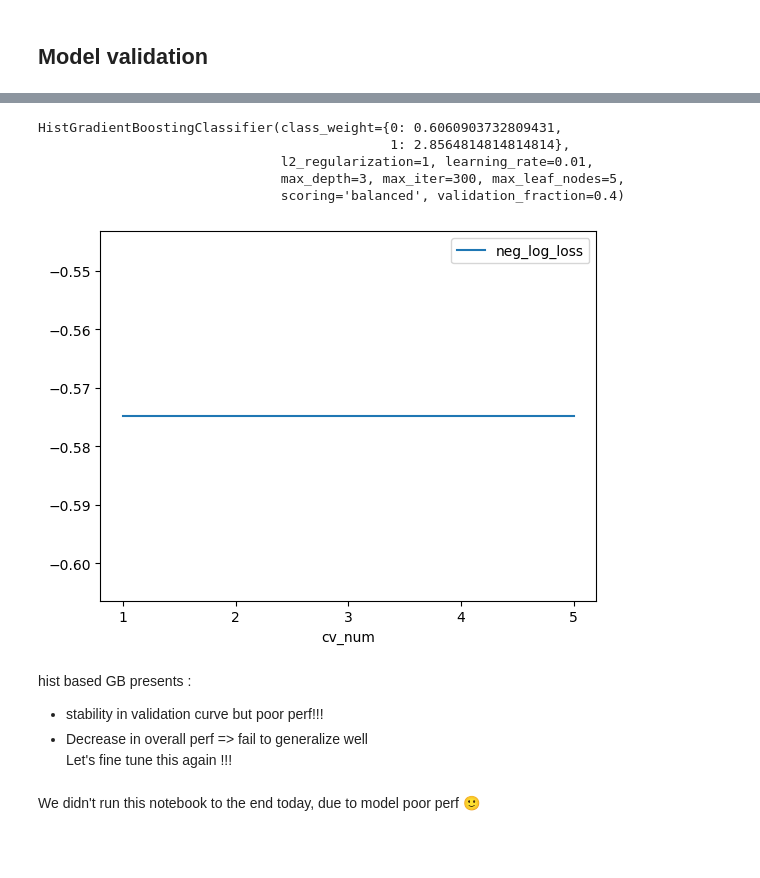
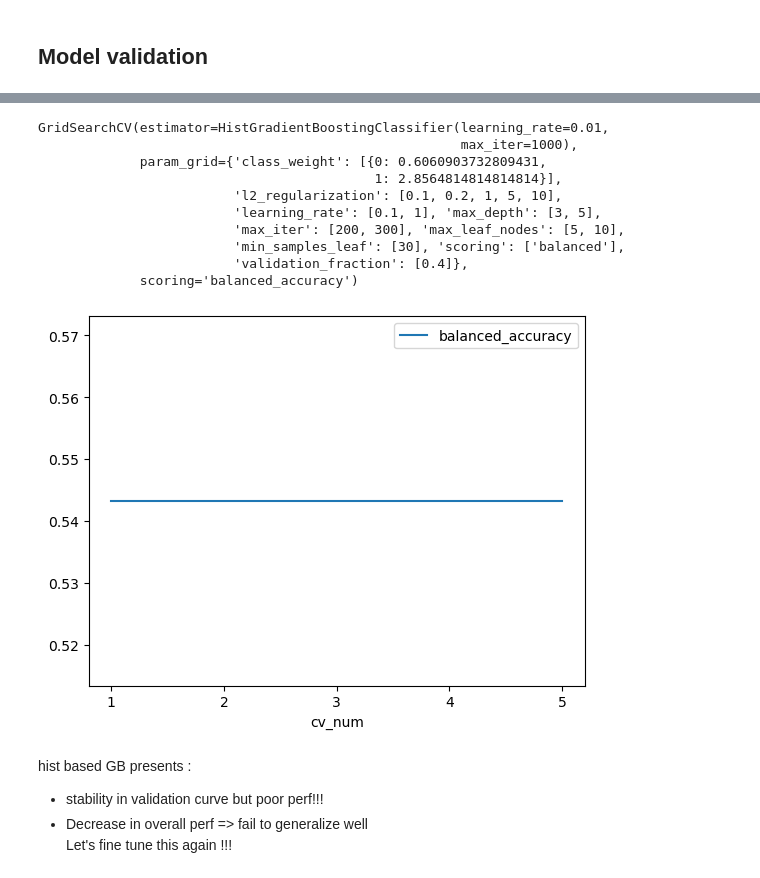
Before and after one commit to phenixMaster/ICR, a Jupyter notebook: icr-analysis-python.ipynb, the cells around one changed output, grey strips where cells are left out. Cells and saved outputs as stored; diff of their text form; code cells hidden in the pictures; blank space fills up the shorter version.

Commit message:
Kaggle Notebook | ICR_analysis_python | Version 49

```diff
--- a/icr-analysis-python.ipynb
+++ b/icr-analysis-python.ipynb
@@ -283,6 +283,7 @@ model_dict2 = {"bagclf" : vclf,
 def modelValidationCurve(model,train_data,y_train,cv: int):
     ''' take models dictionary and return validation score
     '''
+    from sklearn.metrics import log_loss
     scores = {}
     #for model in model_dict :
     dict0 = dict()
@@ -291,17 +292,17 @@ def modelValidationCurve(model,train_data,y_train,cv: int):
     for step in range(1,cv+1):
         fit = model.fit(train_data,y_train)
         #fit = make_pipeline(preprocessing.StandardScaler(), model_dict[model])
-        result =  cross_val_score(fit,train_data,y_train,scoring='neg_log_loss',cv = 2).mean()
+        result =  cross_val_score(fit,train_data,y_train,scoring='balanced_accuracy',cv = 2).mean()
         #print(results)
         num_cv.append(step)
         results.append(result)
    # print(f"\n{model} mean score : {sum(results)/cv} \n" )
     dict0 = {"cv_num" : num_cv,
-                "neg_log_loss" : results}
+                "balanced_accuracy" : results}
     perf_df = (pd.DataFrame(data = dict0,index = None))
     print(model)
     perf_df.plot(x = "cv_num",
-                 y = "neg_log_loss",
+                 y = "balanced_accuracy",
                  kind = "line",
              xticks = list(range(1,cv+1)),
              legend = "{ }"
@@ -435,13 +428,18 @@ val_perf
 # %%
-modelValidationCurve(hGbTclf_tuned.best_estimator_,
+modelValidationCurve(hGbTclf_tuned,
                      train_data = test[num_var],y_train = test["Class"],cv = 5)
 # %% [output]
-HistGradientBoostingClassifier(class_weight={0: 0.6060903732809431,
-                                             1: 2.8564814814814814},
-                               l2_regularization=1, learning_rate=0.01,
-                               max_depth=3, max_iter=300, max_leaf_nodes=5,
-                               scoring='balanced', validation_fraction=0.4)
+GridSearchCV(estimator=HistGradientBoostingClassifier(learning_rate=0.01,
+                                                      max_iter=1000),
+             param_grid={'class_weight': [{0: 0.6060903732809431,
+                                           1: 2.8564814814814814}],
+                         'l2_regularization': [0.1, 0.2, 1, 5, 10],
+                         'learning_rate': [0.1, 1], 'max_depth': [3, 5],
+                         'max_iter': [200, 300], 'max_leaf_nodes': [5, 10],
+                         'min_samples_leaf': [30], 'scoring': ['balanced'],
+                         'validation_fraction': [0.4]},
+             scoring='balanced_accuracy')
-[figure, old version]
+[figure, new version]
 # %% [markdown]
 hist based GB presents :
 - stability in validation curve but poor perf!!!
@@ -455,5 +453,3 @@ fit = hGbTclf_tuned
-# %% [markdown]
-We didn't run this notebook to the end today, due to model poor perf 🙂
 # %%
 # predict
 pred_val = fit.predict_proba(test[num_var])
```
Also changed, not shown: parts of 21 cells of this notebook.
